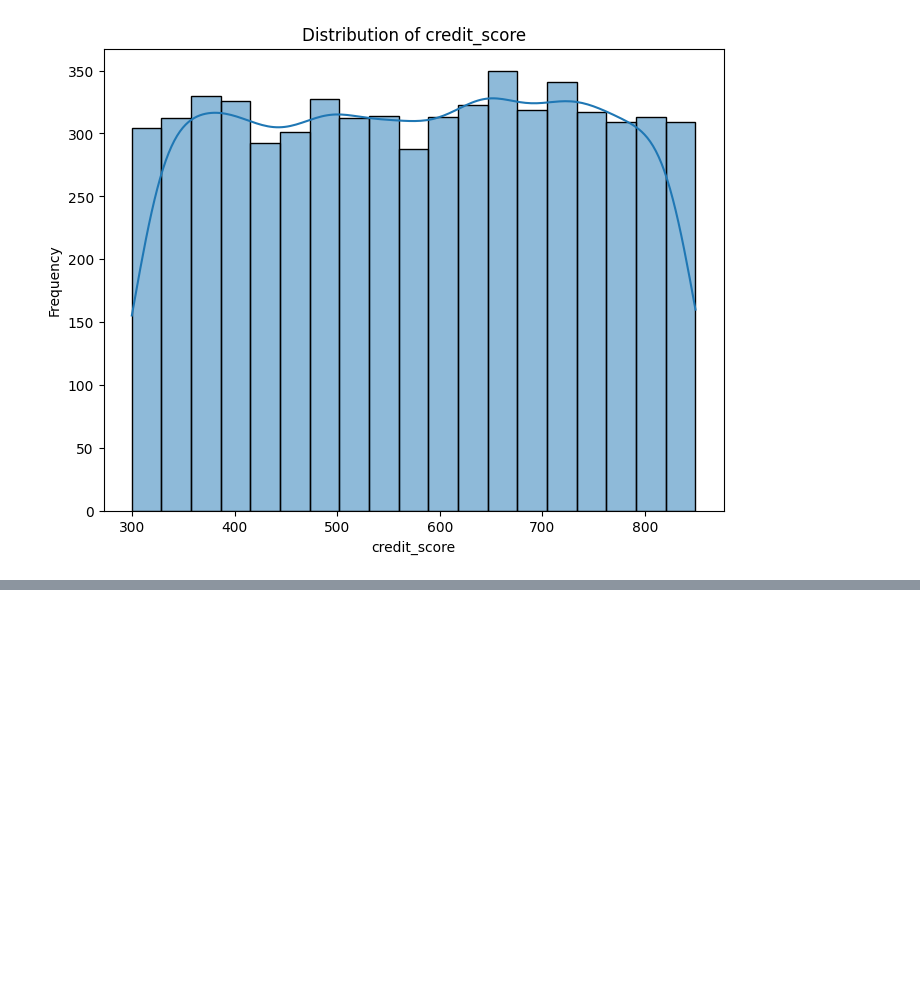
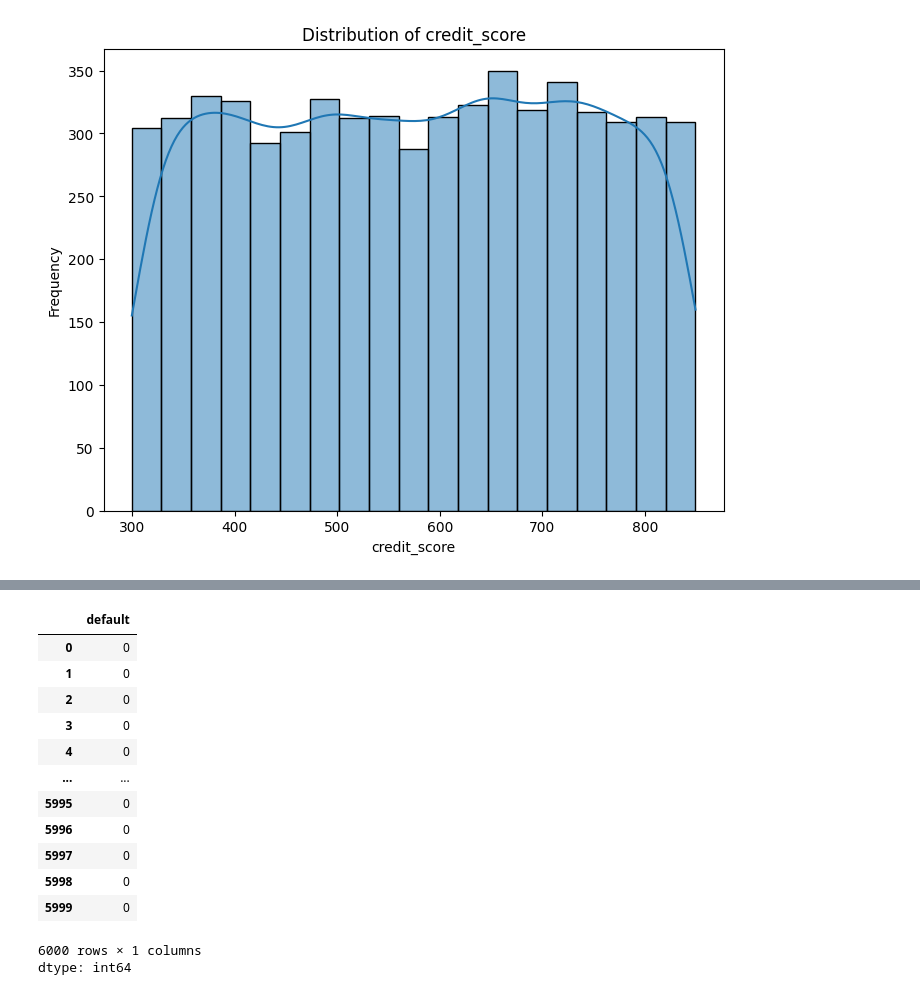
Before and after one commit to farhanrkt/ds-test, a Jupyter notebook: notebooks/B_modeling.ipynb, the cells around one changed output, grey strips where cells are left out. Saved outputs shown, nothing was run; the diff lists cells and outputs as text; code cells hidden in the pictures; blank space fills up the shorter version.

```diff
--- a/notebooks/B_modeling.ipynb
+++ b/notebooks/B_modeling.ipynb
@@ -144,0 +179,17 @@ for col in features_to_plot:
+# %%
+y
+# %% [output]
+|  | default |
+| 0 | 0 |
+| 1 | 0 |
+| 2 | 0 |
+| 3 | 0 |
+| 4 | 0 |
+| ... | ... |
+| 5995 | 0 |
+| 5996 | 0 |
+| 5997 | 0 |
+| 5998 | 0 |
+| 5999 | 0 |
+6000 rows × 1 columns
+dtype: int64
```
Also changed, not shown: parts of 15 cells of this notebook.
